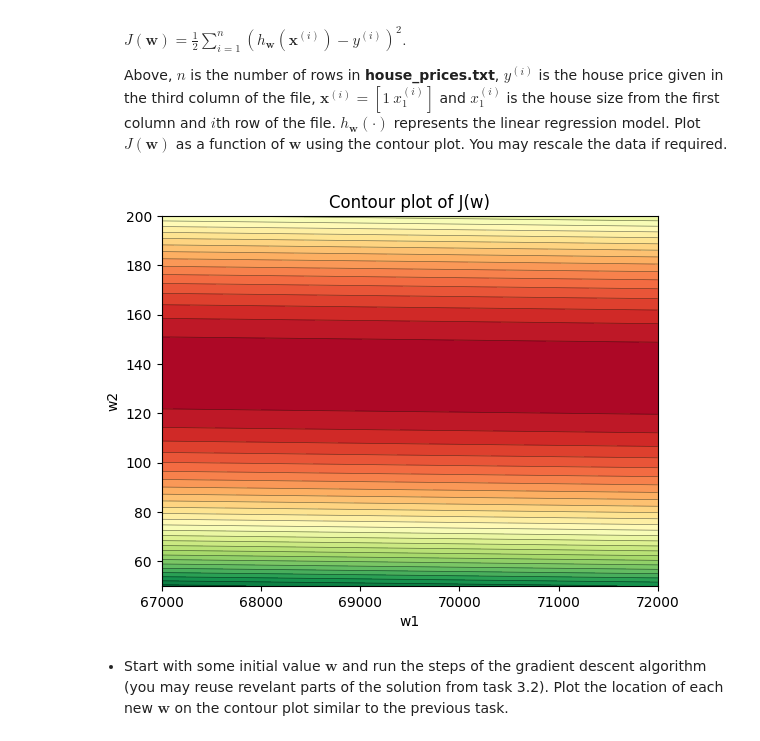
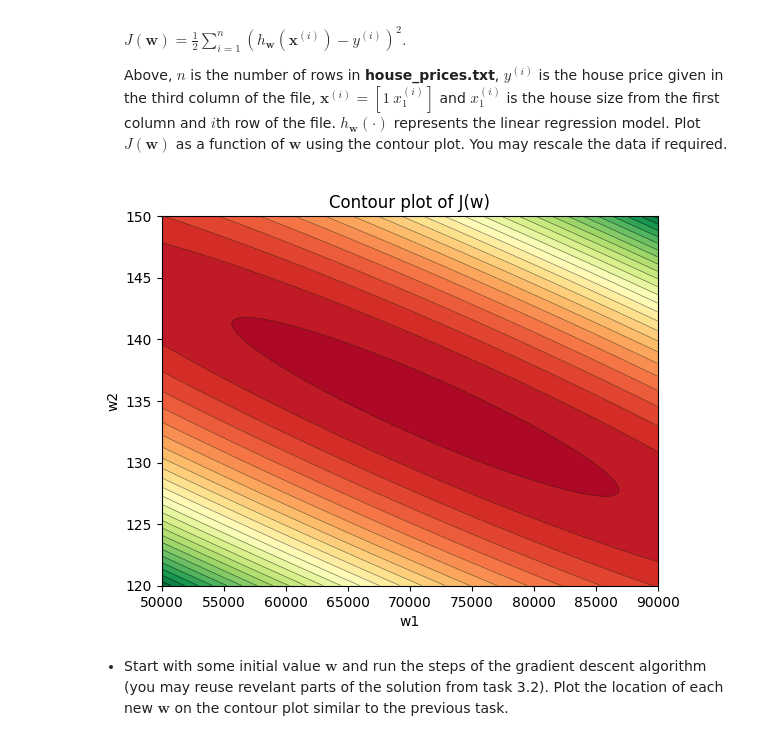
Before and after one commit to jan-clr/MLSP2324, a Jupyter notebook: S3/Supplement-3.ipynb, the cells around one changed output. Saved outputs shown, nothing was run; the diff lists cells and outputs as text; code cells hidden in the pictures.

```diff
--- a/S3/Supplement-3.ipynb
+++ b/S3/Supplement-3.ipynb
@@ -57,22 +57,20 @@ def GradJ(w):
 
 
 # TODO: Define the gradient descent algorithm as function
-def GradientDescent(w, eta, grad):
-    grd = grad(w)
-    print(grd)
-    w = w - eta * grd
+def GradientDescent(w_0, eta, grad, min_delta=1e-5, max_iter=1000):
+    w = [w_0]
+    for i in range(max_iter):
+        w.append(w[-1] - eta * grad(w[-1]))
+        if np.linalg.norm(w[-1] - w[-2]) < min_delta:
+            break
     return w
 
 # TODO: Train w
 # Store each update of w in an array to make plot later.
 eta = 0.1
 min_delta = 1e-5
-w = [np.array([0.5, 6])]
-while True:
-    w.append(GradientDescent(w[-1], eta, GradJ))
-    if np.linalg.norm(w[-1] - w[-2]) < min_delta:
-        break
-
+w_0 = np.array([0.5, 6])
+w = GradientDescent(w_0, eta, GradJ, min_delta)
 
 # TODO: Prepare contour plot and mark each weight update on the plot.
 
@@ -155,23 +136,23 @@ def gradient_J(w):
 # %%
 
 # TODO: Plot the cost function
 plot = plt.figure()
 ax = plot.add_subplot(111)
-w_1 = np.linspace(67e3, 72e3, 100)
-w_2 = np.linspace(50, 2e2, 100)
+w_1 = np.linspace(50e3, 90e3, 100)
+w_2 = np.linspace(120, 150, 100)
 Z = np.empty((len(w_1), len(w_2)))
 for j in range(len(w_1)):
     for i in range(len(w_2)):
         Z[i, j] = J([w_1[j], w_2[i]])
 
 ax.contourf(w_1, w_2, Z, 30, cmap='RdYlGn')
 ax.contour(w_1, w_2, Z, 30, colors='black', alpha=0.5, linewidths=0.5)
 ax.set_xlabel('w1')
 ax.set_ylabel('w2')
 ax.set_title('Contour plot of J(w)')
 plt.show()
 # %% [output]
-[figure, old version]
+[figure, new version]
 # %% [markdown]
 * Start with some initial value $\boldsymbol{w}$
 and run the steps of the gradient descent algorithm (you may reuse revelant
```
Also changed, not shown: parts of 5 cells of this notebook.
